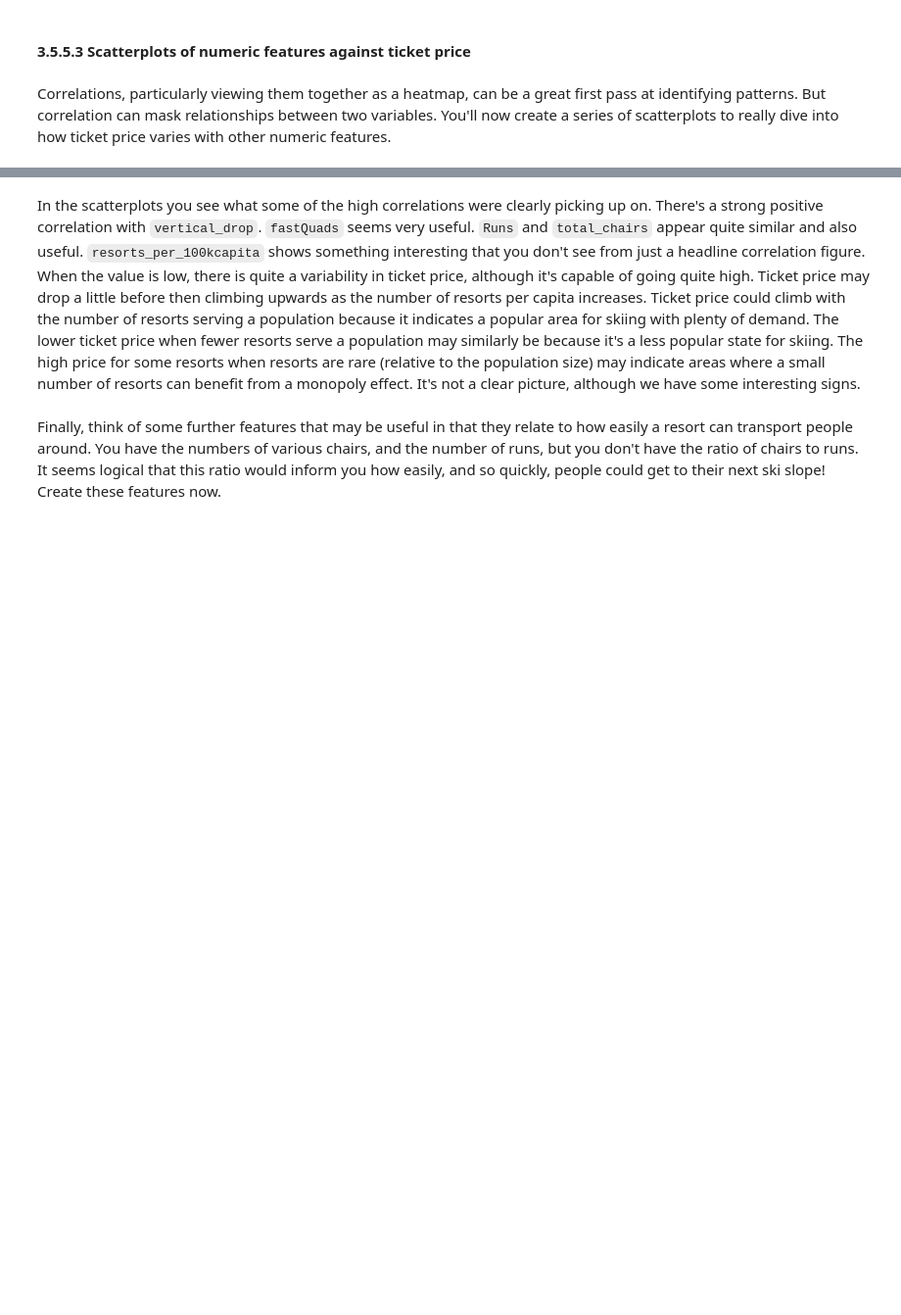
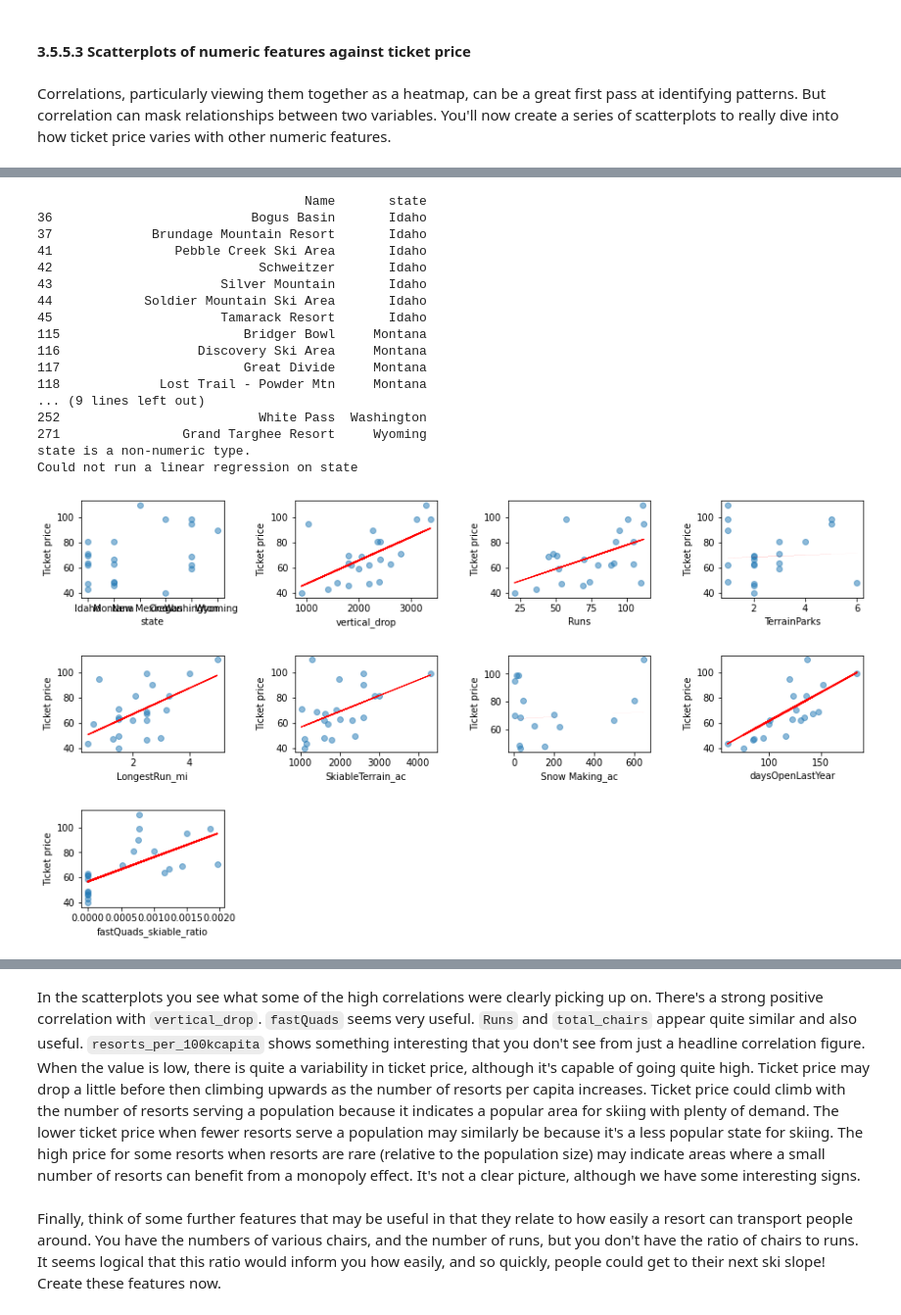
Before and after one commit to BradDoty/DataScienceGuidedCapstone, a Jupyter notebook: Notebooks/03_exploratory_data_analysis.ipynb, the cells around one changed output, grey strips where cells are left out. Shown at 98% size. Cells and saved outputs as stored; diff of their text form; code cells hidden in the pictures; blank space fills up the shorter version.

```diff
--- a/Notebooks/03_exploratory_data_analysis.ipynb
+++ b/Notebooks/03_exploratory_data_analysis.ipynb
@@ -972,0 +994,28 @@ scatterplots(features, ncol=4, figsize=(15, 15))
+# %%
+BigWest  = ski_data[ski_data.state.isin(['Montana','South Dakota','Wyoming','Idaho','Washington','Oregon','New Mexico'])]\
+                    [ski_data.SkiableTerrain_ac > 1000]
+ofInterest = [feat for feat in BigWest.columns if feat not in ['Name', 'Region', 'AdultWeekend', 'fastSixes','triple','double','yearsOpen']]
+print(BigWest[['Name','state']])
+#scatterplots(ofInterest, ncol=4, figsize=(15, 15), data=BigWest)
+factors = [feat for feat in BigWest.columns if feat in \
+           ['state','vertical_drop','Runs','TerrainParks','LongestRun_mi','SkiableTerrain_ac','Snow Making_ac','daysOpenLastYear','total_chairs_run_ratio','fastQuads_skiable_ratio']]
+scatterplots(factors, ncol=4, figsize=(15, 8), data=BigWest)
+# %% [output]
+                                   Name       state
+36                          Bogus Basin       Idaho
+37             Brundage Mountain Resort       Idaho
+41                Pebble Creek Ski Area       Idaho
+42                           Schweitzer       Idaho
+43                      Silver Mountain       Idaho
+44            Soldier Mountain Ski Area       Idaho
+45                      Tamarack Resort       Idaho
+115                        Bridger Bowl     Montana
+116                  Discovery Ski Area     Montana
+117                        Great Divide     Montana
+118             Lost Trail - Powder Mtn     Montana
+... (9 lines left out)
+252                          White Pass  Washington
+271                Grand Targhee Resort     Wyoming
+state is a non-numeric type.
+Could not run a linear regression on state
+[figure, added]
```
Also changed, not shown: parts of 6 cells of this notebook.
